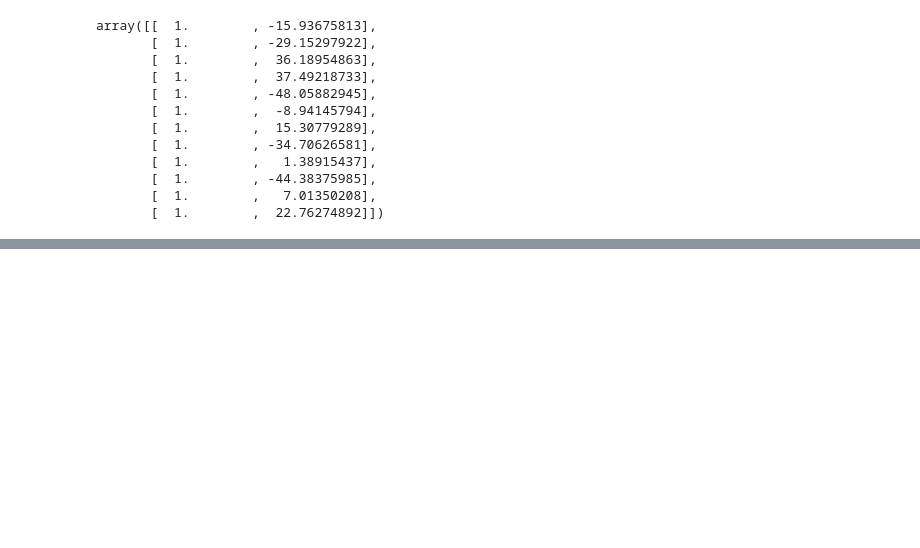
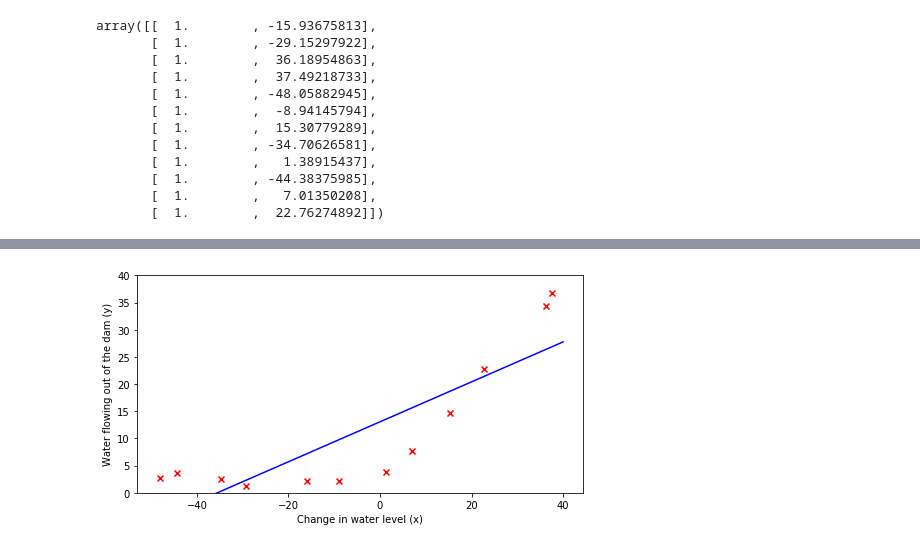
Before and after one commit to BartlomiejSkwira/coursera_machine-learning, a Jupyter notebook: machine-learning-ex5/ex5.ipynb, the cells around one changed output, grey strips where cells are left out. Cells and saved outputs as stored; diff of their text form; code cells hidden in the pictures; blank space fills up the shorter version.

Commit message:
Exercise 5 - count gradient, opt theta, visualize best fit line

```diff
--- a/machine-learning-ex5/ex5.ipynb
+++ b/machine-learning-ex5/ex5.ipynb
@@ -59,8 +67,9 @@ plt.show()
 # %% [output]
 [figure]
 # %%
-m, n = X.shape
+#set model variables
+m, n = X_train.shape
 theta = [1, 1]
 lmbda = 1
-theta
+(m, n)
 # %% [output]
@@ -68,6 +77,7 @@ theta
 # %%
-X = np.insert(X, 0, 1, axis=1)
-X
+#insert intercept term into train data
+X_train_int = np.insert(X_train, 0, 1, axis=1)
+X_train_int
 # %% [output]
 array([[  1.        , -15.93675813],
        [  1.        , -29.15297922],
@@ -107,0 +133,7 @@ costFunction(theta, X, y, m, lmbda)
+# %%
+def gradient(theta, X, y, m, lmbda):
+    hypothesis = h(X, theta).reshape((m, 1))
+    tmp = np.dot((hypothesis - y).T, X)
+    regularization = np.multiply(theta[1:], float(lmbda / m))
+
+    return (1/m * tmp + regularization).flatten()
@@ -107,0 +145,4 @@ costFunction(theta, X, y, m, lmbda)
+# %%
+#compute the optimal values of θ
+theta_opt = fmin_cg(costFunction, theta, gradient, args=(X_train_int, y_train, m, lmbda))
+theta_opt
@@ -107,0 +156,8 @@ costFunction(theta, X, y, m, lmbda)
+# %%
+#plot the best fit line
+x = np.linspace(-40, 40)
+plt.ylim(0, 40)
+plt.plot(x, theta_opt[1]*x+theta_opt[0], c='blue')
+draw_data(X_train, y_train)
+# %% [output]
+[figure, added]
```
Also changed, not shown: parts of 13 cells of this notebook.
